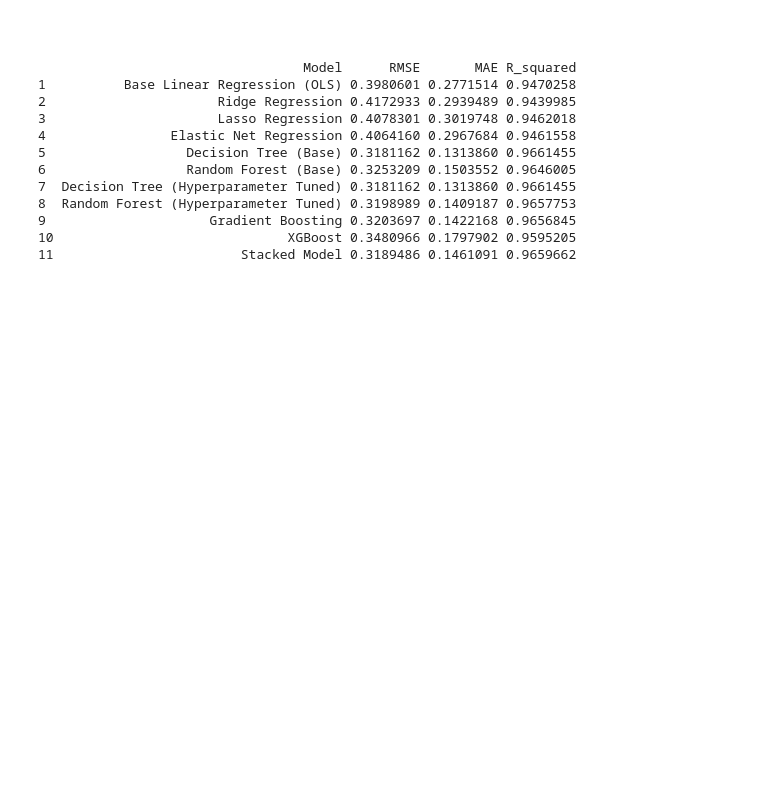
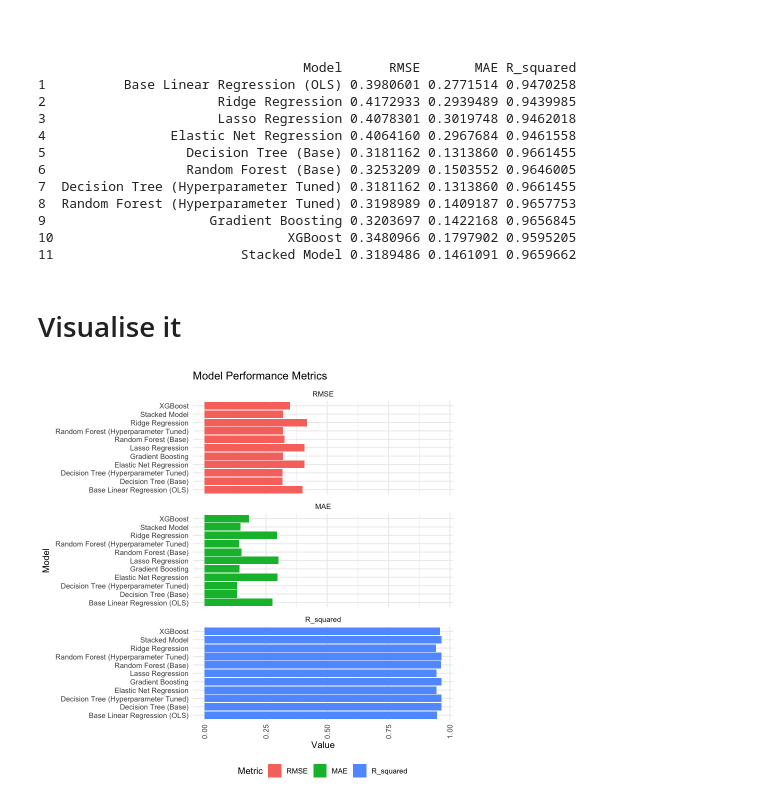
Before and after one commit to msheeba4848/Gauging-Migration-in-Bangladesh, a Jupyter notebook: feature_selection_1/feat_select_dataset1.ipynb, the cells around one changed output. Drawn from its saved outputs; the diff is of its cells as text; code cells hidden in the pictures; blank space fills up the shorter version.

Commit message:
added data viz

```diff
--- a/feature_selection_1/feat_select_dataset1.ipynb
+++ b/feature_selection_1/feat_select_dataset1.ipynb
@@ -544,3 +544,45 @@ print(metrics_table)
 9                     Gradient Boosting 0.3203697 0.1422168 0.9656845
 10                              XGBoost 0.3480966 0.1797902 0.9595205
 11                        Stacked Model 0.3189486 0.1461091 0.9659662
+# %% [markdown]
+# Visualise it
+# %%
+# Required libraries
+library(ggplot2)
+
+# Data
+data <- data.frame(
+  Model = c("Base Linear Regression (OLS)", "Ridge Regression", "Lasso Regression",
+            "Elastic Net Regression", "Decision Tree (Base)", "Random Forest (Base)",
+            "Decision Tree (Hyperparameter Tuned)", "Random Forest (Hyperparameter Tuned)",
+            "Gradient Boosting", "XGBoost", "Stacked Model"),
+  RMSE = c(0.3980601, 0.4172933, 0.4078301, 0.4064160, 0.3181162, 0.3253209,
+           0.3181162, 0.3198989, 0.3203697, 0.3480966, 0.3189486),
+  MAE = c(0.2771514, 0.2939489, 0.3019748, 0.2967684, 0.1313860, 0.1503552,
+          0.1313860, 0.1409187, 0.1422168, 0.1797902, 0.1461091),
+  R_squared = c(0.9470258, 0.9439985, 0.9462018, 0.9461558, 0.9661455, 0.9646005,
+                0.9661455, 0.9657753, 0.9656845, 0.9595205, 0.9659662)
+)
+
+# Reshape data for plotting
+library(reshape2)
+data_melted <- melt(data, id.vars = "Model")
+
+# Plot
+ggplot(data_melted, aes(x = Model, y = value, fill = variable)) +
+  geom_bar(stat = "identity", position = "dodge") +
+  coord_flip() +
+  facet_wrap(~ variable, scales = "free_y", ncol = 1) +
+  labs(
+    x = "Model",
+    y = "Value",
+    title = "Model Performance Metrics",
+    fill = "Metric"
+  ) +
+  theme_minimal() +
+  theme(
+    legend.position = "bottom",
+    axis.text.x = element_text(angle = 90, hjust = 1, vjust = 0.5)
+  )
+# %% [output]
+[figure, added]
```
Also changed, not shown: parts of 2 cells of this notebook.
